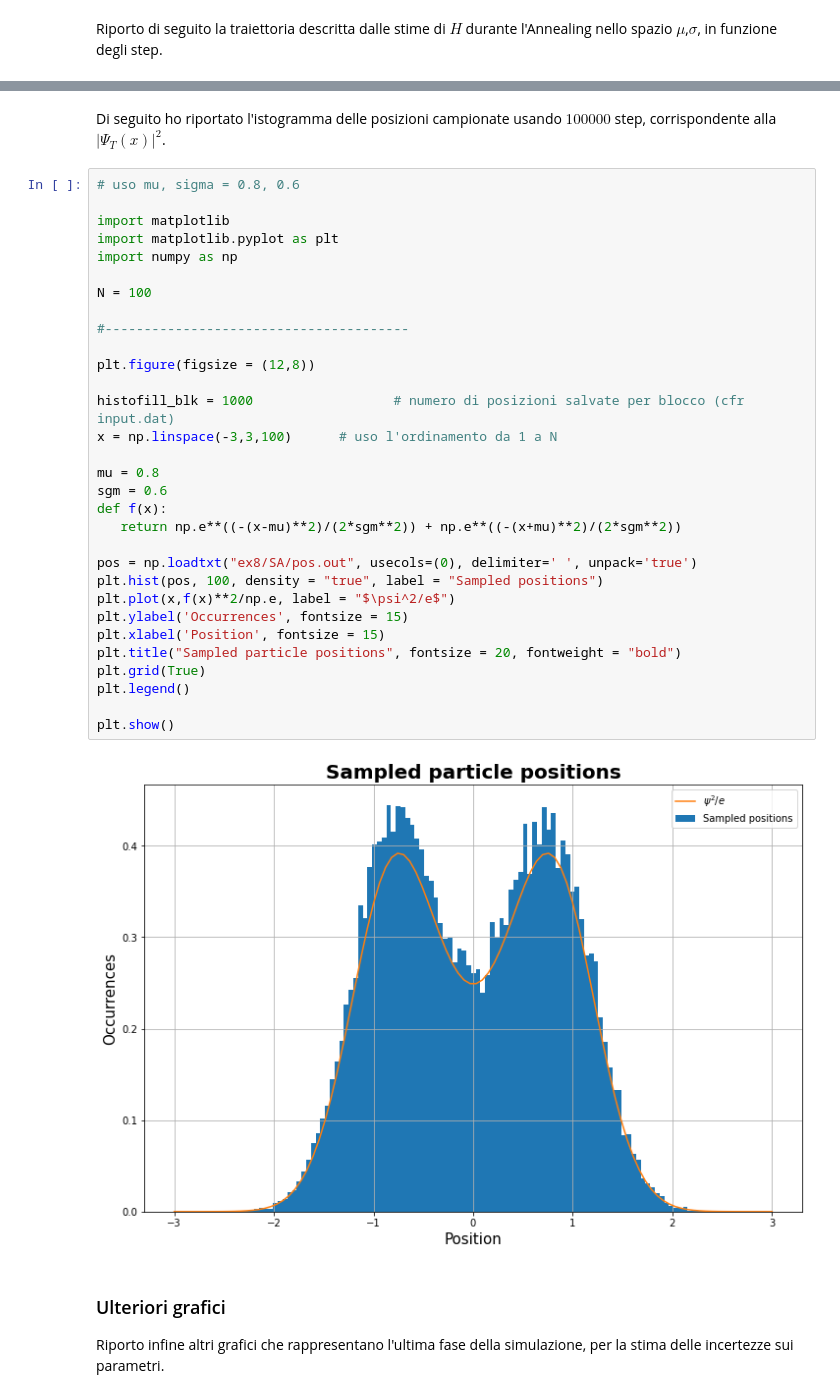
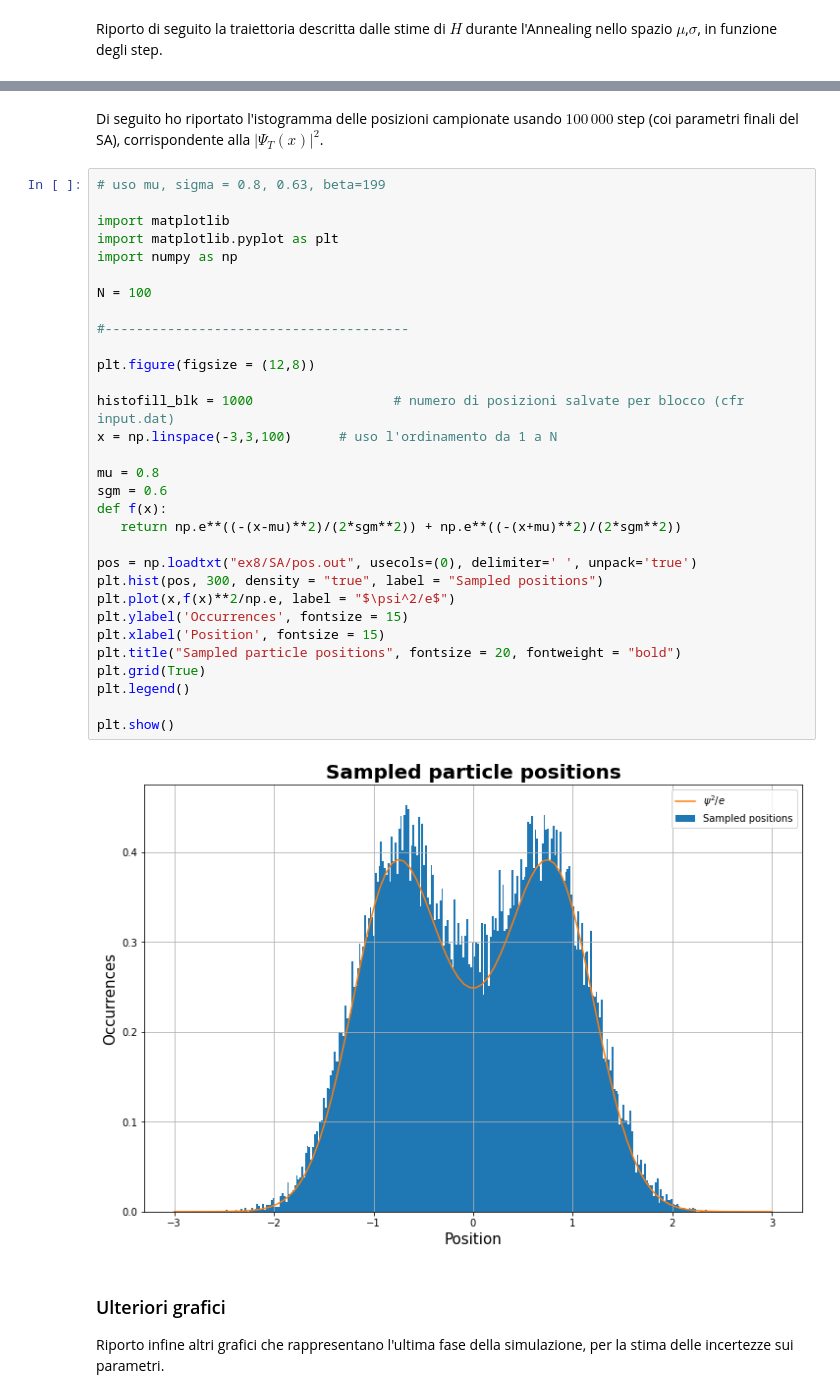
Before and after one commit to martinozanetti/LSN-Martino-Zanetti, a Jupyter notebook: 08-ok/my-08.ipynb, the cells around one changed output, grey strips where cells are left out. Cells and saved outputs as stored; diff of their text form.

```diff
--- a/08-ok/my-08.ipynb
+++ b/08-ok/my-08.ipynb
@@ -199,38 +223,38 @@ plt.show()
 # %% [markdown]
-Di seguito ho riportato l'istogramma delle posizioni campionate usando $100000$ step, corrispondente alla $|\Psi_T(x)|^2$.
+Di seguito ho riportato l'istogramma delle posizioni campionate usando $100\,000$ step (coi parametri finali del SA), corrispondente alla $|\Psi_T(x)|^2$.
 # %%
-# uso mu, sigma = 0.8, 0.6
+# uso mu, sigma = 0.8, 0.63, beta=199
 
 import matplotlib
 import matplotlib.pyplot as plt
 import numpy as np
 
 N = 100
 
 #---------------------------------------
 
 plt.figure(figsize = (12,8))
 
 histofill_blk = 1000                  # numero di posizioni salvate per blocco (cfr input.dat)
 x = np.linspace(-3,3,100)      # uso l'ordinamento da 1 a N
 
 mu = 0.8
 sgm = 0.6
 def f(x):
    return np.e**((-(x-mu)**2)/(2*sgm**2)) + np.e**((-(x+mu)**2)/(2*sgm**2))
 
 pos = np.loadtxt("ex8/SA/pos.out", usecols=(0), delimiter=' ', unpack='true')
-plt.hist(pos, 100, density = "true", label = "Sampled positions")
+plt.hist(pos, 300, density = "true", label = "Sampled positions")
 plt.plot(x,f(x)**2/np.e, label = "$\psi^2/e$")
 plt.ylabel('Occurrences', fontsize = 15)
 plt.xlabel('Position', fontsize = 15)
 plt.title("Sampled particle positions", fontsize = 20, fontweight = "bold")
 plt.grid(True)
 plt.legend()
 
 plt.show()
 # %% [output]
-[figure, old version]
+[figure, new version]
 # %% [markdown]
 ### Ulteriori grafici
 
```
Also changed, not shown: parts of 7 cells of this notebook, 8 other files.
